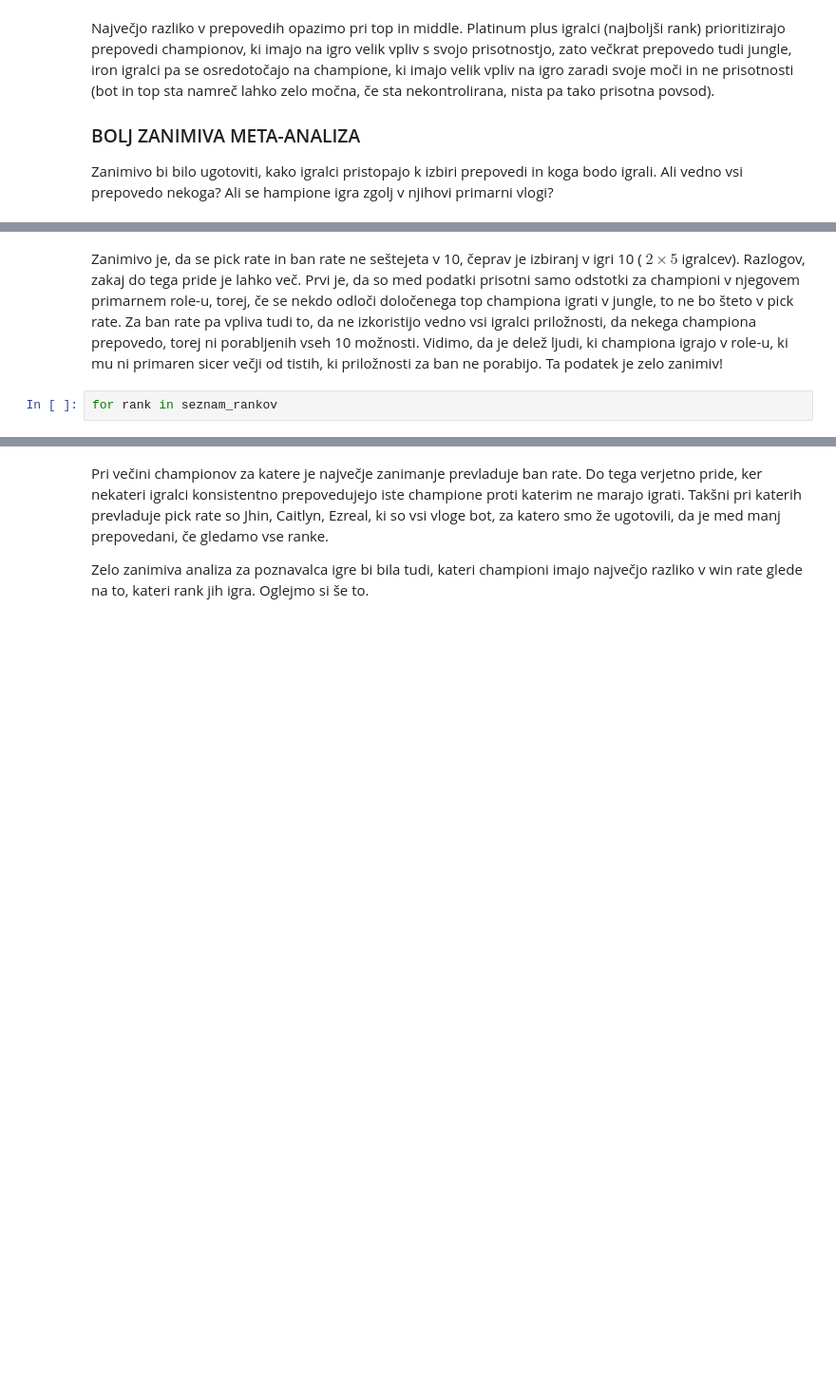
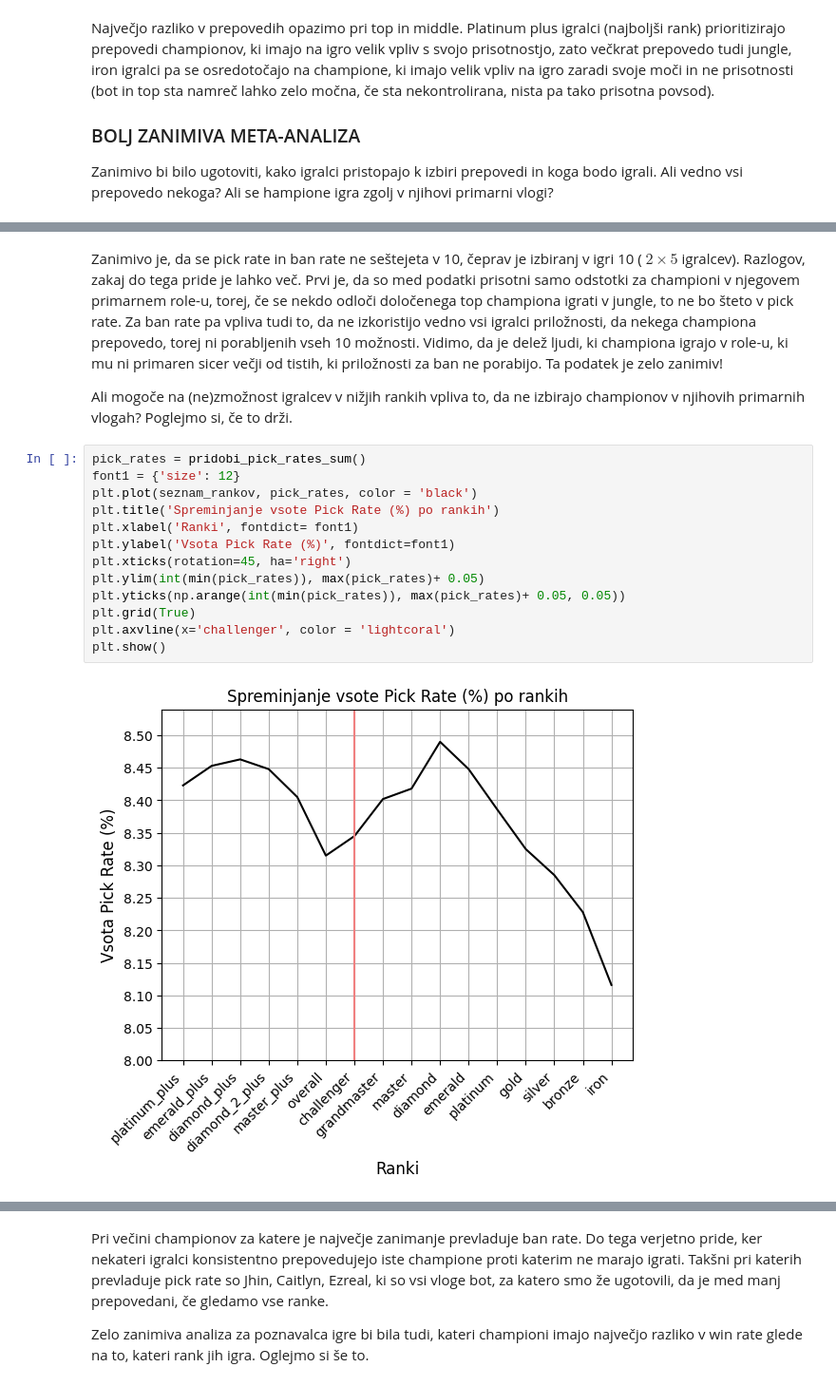
Before and after one commit to lovroklinc/Projektna_naloga, a Jupyter notebook: analiza_podatkov.ipynb, the cells around one changed output, grey strips where cells are left out. Shown: that part at 95% size. Saved outputs shown, nothing was run; the diff lists cells and outputs as text; blank space fills up the shorter version.

```diff
--- a/analiza_podatkov.ipynb
+++ b/analiza_podatkov.ipynb
@@ -173,5 +173,20 @@ Delež igralcev, ki championa ne igrajo v njegovem primarnem role-u je 16.7%.
 # %% [markdown]
 Zanimivo je, da se pick rate in ban rate ne seštejeta v 10, čeprav je izbiranj v igri 10 ( $2 \times 5$ igralcev). Razlogov, zakaj do tega pride je lahko več. Prvi je, da so med podatki prisotni samo odstotki za championi v njegovem primarnem role-u, torej, če se nekdo odloči določenega top championa igrati v jungle, to  ne bo šteto v pick rate. Za ban rate pa vpliva tudi to, da ne izkoristijo vedno vsi igralci priložnosti, da nekega championa prepovedo, torej ni porabljenih vseh 10 možnosti. Vidimo, da je delež ljudi, ki championa igrajo v role-u, ki mu ni primaren sicer večji od tistih, ki priložnosti za ban ne porabijo. Ta podatek je zelo zanimiv!
+
+Ali mogoče na (ne)zmožnost igralcev v nižjih rankih vpliva to, da ne izbirajo championov v njihovih primarnih vlogah? Poglejmo si, če to drži.
-# %%
-for rank in seznam_rankov
+# %%
+pick_rates = pridobi_pick_rates_sum()
+font1 = {'size': 12}
+plt.plot(seznam_rankov, pick_rates, color = 'black')
+plt.title('Spreminjanje vsote Pick Rate (%) po rankih')
+plt.xlabel('Ranki', fontdict= font1)
+plt.ylabel('Vsota Pick Rate (%)', fontdict=font1)
+plt.xticks(rotation=45, ha='right')
+plt.ylim(int(min(pick_rates)), max(pick_rates)+ 0.05)
+plt.yticks(np.arange(int(min(pick_rates)), max(pick_rates)+ 0.05, 0.05))
+plt.grid(True)
+plt.axvline(x='challenger', color = 'lightcoral')
+plt.show()
+# %% [output]
+[figure, added]
 # %% [markdown]
```
Also changed, not shown: parts of 15 cells of this notebook, 3 other files.
